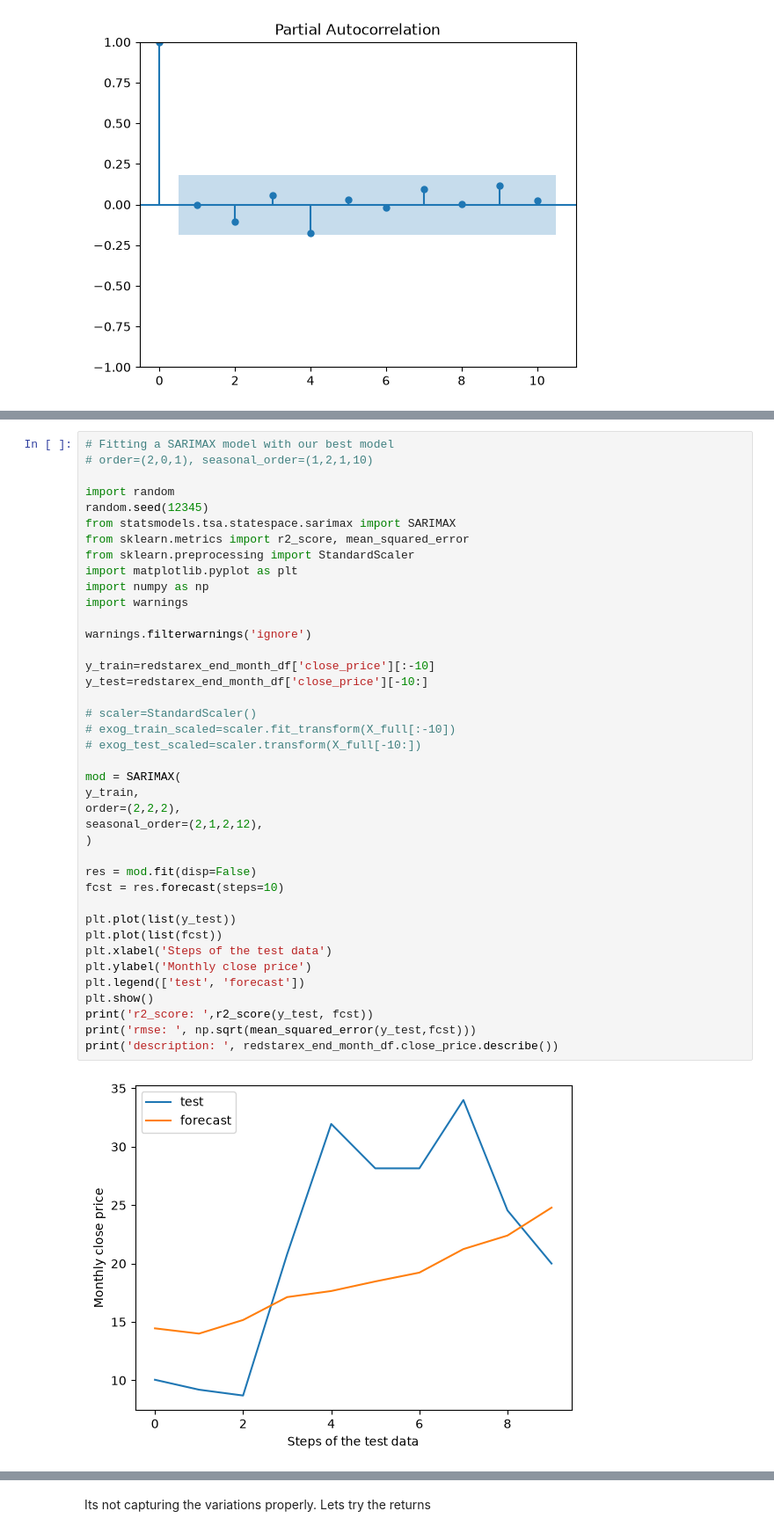
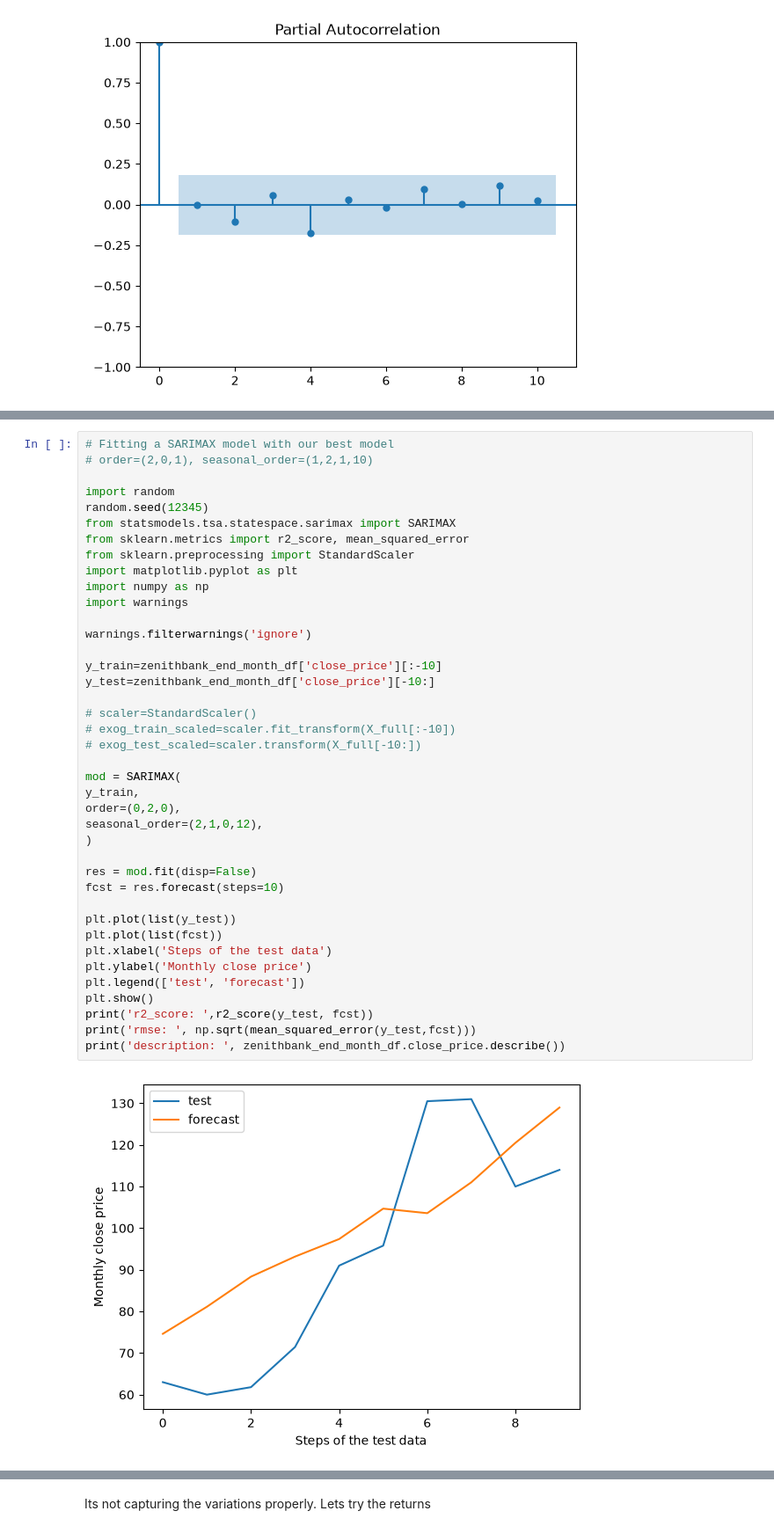
Before and after one commit to Udeani4/SectorLevel_StockPerformance_Predictoion, a Jupyter notebook: each_stock_model_notebook/ZENITHBANK_stock_pred.ipynb, the cells around one changed output, grey strips where cells are left out. Shown at 88% size. Drawn from its saved outputs; the diff is of its cells as text.

Commit message:
zenithbank prediction

```diff
--- a/each_stock_model_notebook/ZENITHBANK_stock_pred.ipynb
+++ b/each_stock_model_notebook/ZENITHBANK_stock_pred.ipynb
@@ -195,36 +195,36 @@ random.seed(12345)
 from statsmodels.tsa.statespace.sarimax import SARIMAX
 from sklearn.metrics import r2_score, mean_squared_error
 from sklearn.preprocessing import StandardScaler
 import matplotlib.pyplot as plt
 import numpy as np
 import warnings
 
 warnings.filterwarnings('ignore')
 
-y_train=redstarex_end_month_df['close_price'][:-10]
-y_test=redstarex_end_month_df['close_price'][-10:]
+y_train=zenithbank_end_month_df['close_price'][:-10]
+y_test=zenithbank_end_month_df['close_price'][-10:]
 
 # scaler=StandardScaler()
 # exog_train_scaled=scaler.fit_transform(X_full[:-10])
 # exog_test_scaled=scaler.transform(X_full[-10:])
 
 mod = SARIMAX(
 y_train,
-order=(2,2,2),
-seasonal_order=(2,1,2,12),
+order=(0,2,0),
+seasonal_order=(2,1,0,12),
 )
 
 res = mod.fit(disp=False)
 fcst = res.forecast(steps=10)
 
 plt.plot(list(y_test))
 plt.plot(list(fcst))
 plt.xlabel('Steps of the test data')
 plt.ylabel('Monthly close price')
 plt.legend(['test', 'forecast'])
 plt.show()
 print('r2_score: ',r2_score(y_test, fcst))
 print('rmse: ', np.sqrt(mean_squared_error(y_test,fcst)))
-print('description: ', redstarex_end_month_df.close_price.describe())
+print('description: ', zenithbank_end_month_df.close_price.describe())
 # %% [output]
-[figure, old version]
+[figure, new version]
```
Also changed, not shown: parts of 6 cells of this notebook.
